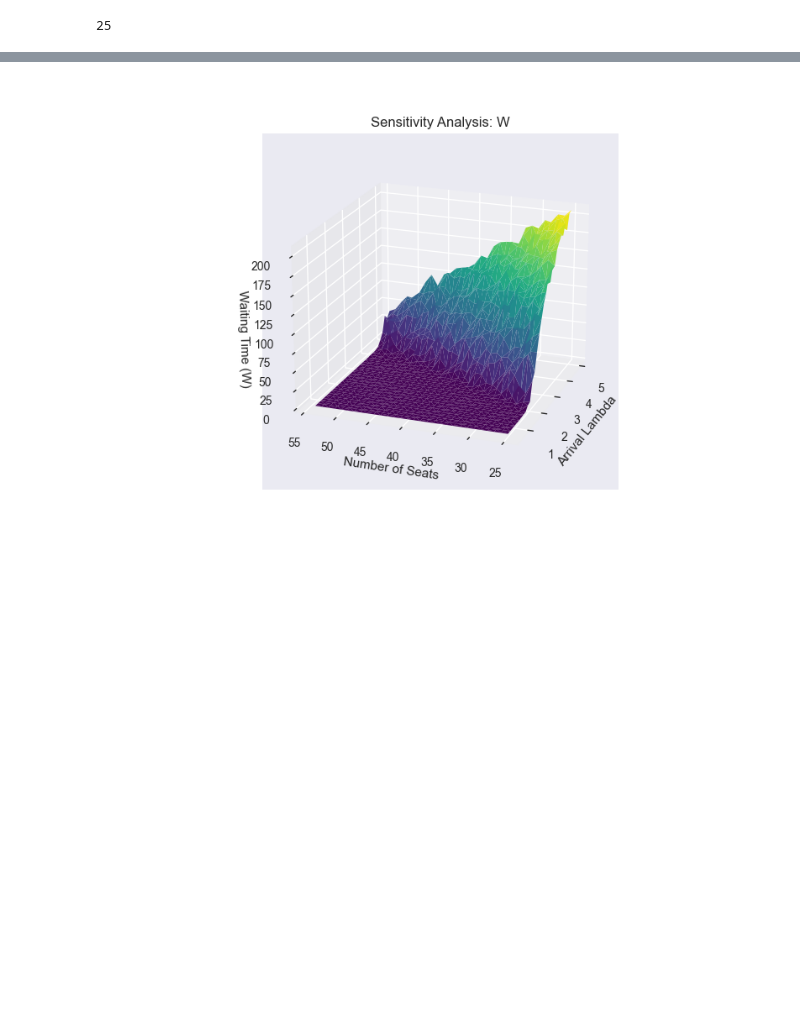
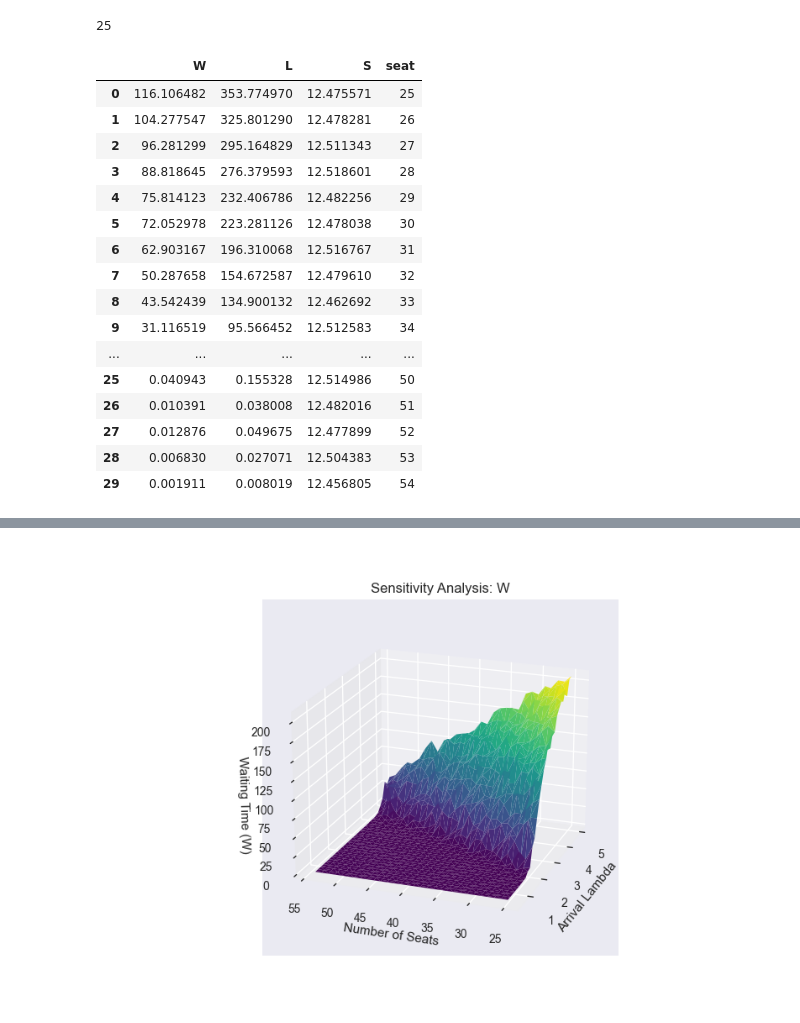
Before and after one commit to samaypanwar/MH4702-QueueingSystem, a Jupyter notebook: temp.ipynb, the cells around one changed output, grey strips where cells are left out. Drawn from its saved outputs; the diff is of its cells as text; code cells hidden in the pictures; blank space fills up the shorter version.

```diff
--- a/temp.ipynb
+++ b/temp.ipynb
@@ -113,3 +120,24 @@ for lmbda in tqdm(arrival_lambda):
         sims['seat'].append(seat)
 # %%
 x = pd.DataFrame(data = sims)
+
+# x.diff()
+x
+# %% [output]
+|  | W | L | S | seat |
+| 0 | 116.106482 | 353.774970 | 12.475571 | 25 |
+| 1 | 104.277547 | 325.801290 | 12.478281 | 26 |
+| 2 | 96.281299 | 295.164829 | 12.511343 | 27 |
+| 3 | 88.818645 | 276.379593 | 12.518601 | 28 |
+| 4 | 75.814123 | 232.406786 | 12.482256 | 29 |
+| 5 | 72.052978 | 223.281126 | 12.478038 | 30 |
+| 6 | 62.903167 | 196.310068 | 12.516767 | 31 |
+| 7 | 50.287658 | 154.672587 | 12.479610 | 32 |
+| 8 | 43.542439 | 134.900132 | 12.462692 | 33 |
+| 9 | 31.116519 | 95.566452 | 12.512583 | 34 |
+| ... | ... | ... | ... | ... |
+| 25 | 0.040943 | 0.155328 | 12.514986 | 50 |
+| 26 | 0.010391 | 0.038008 | 12.482016 | 51 |
+| 27 | 0.012876 | 0.049675 | 12.477899 | 52 |
+| 28 | 0.006830 | 0.027071 | 12.504383 | 53 |
+| 29 | 0.001911 | 0.008019 | 12.456805 | 54 |
```
Also changed, not shown: parts of 9 cells of this notebook, 9 other files.
